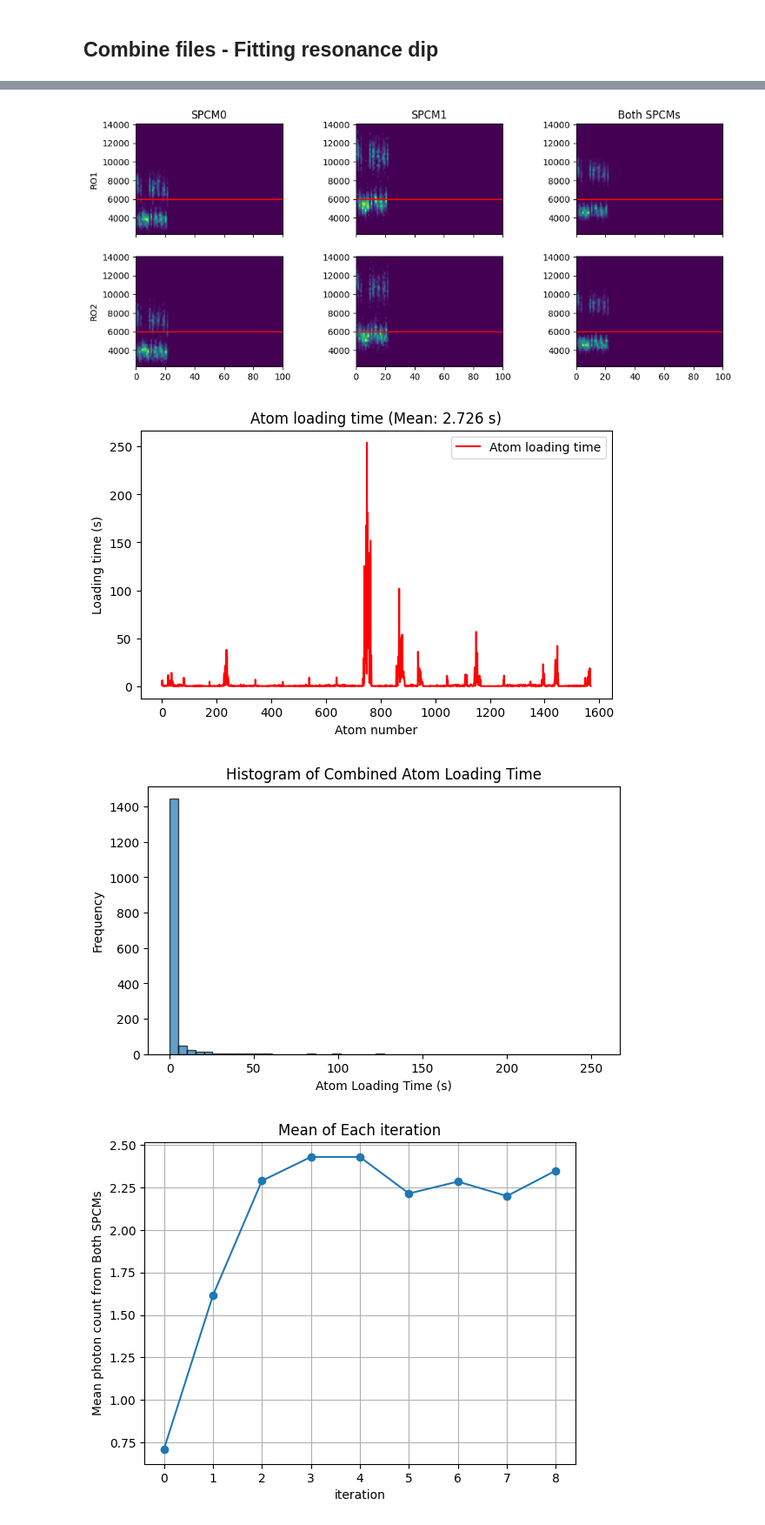
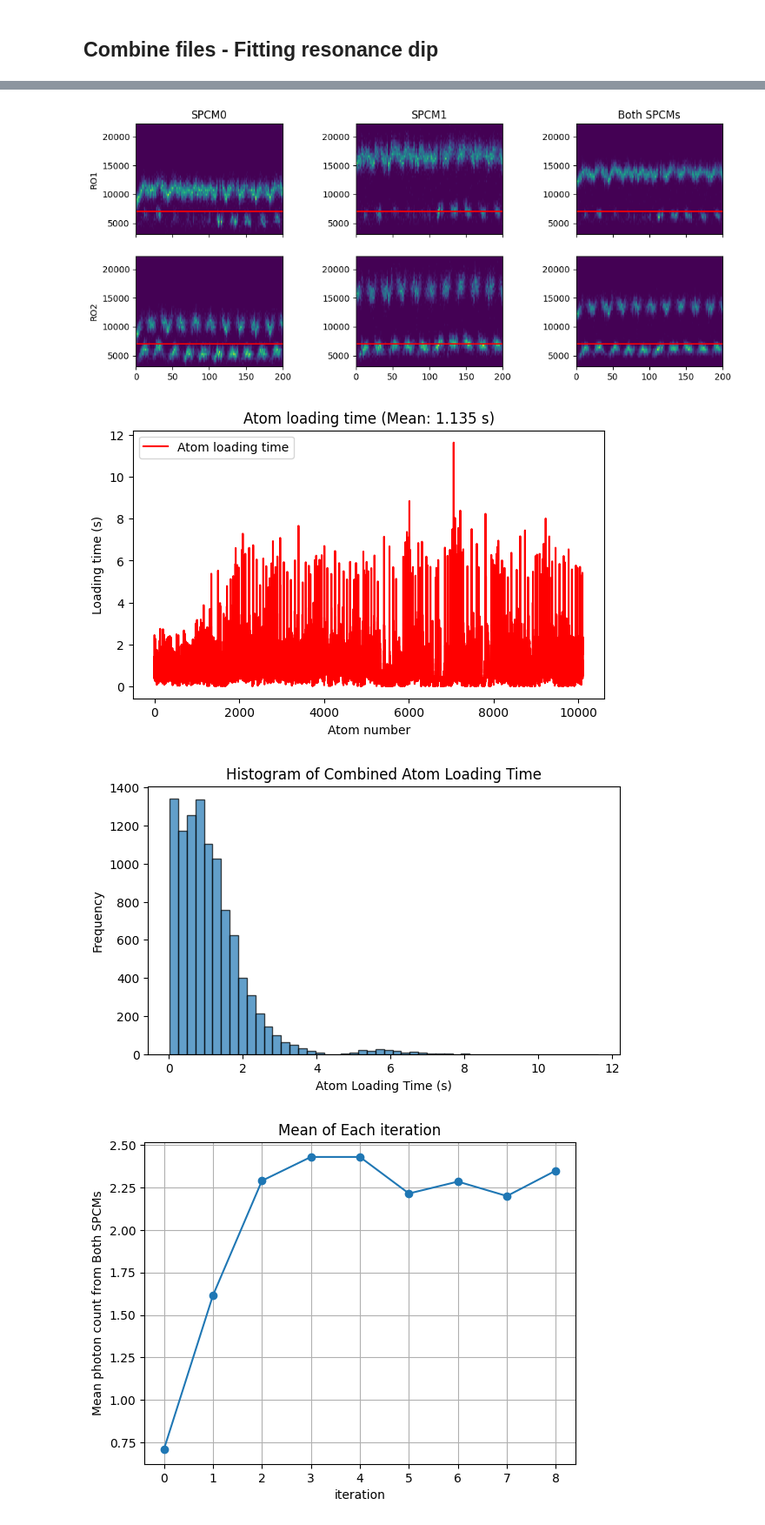
Before and after one commit to QuantumQuadrate/qn_artiq_routines, a Jupyter notebook: Analysis/Single atom analysis/atom_loading_analysis_2025.ipynb, the cells around one changed output, grey strips where cells are left out. Shown at 87% size. Drawn from its saved outputs; the diff is of its cells as text; code cells hidden in the pictures.

```diff
--- a/Analysis/Single atom analysis/atom_loading_analysis_2025.ipynb
+++ b/Analysis/Single atom analysis/atom_loading_analysis_2025.ipynb
@@ -23,7 +23,7 @@ print(set_point_PD6_AOM_A6)
 0.078
 0.078
 # %%
-date_filters = ["2025-12-11"]
+date_filters = ["2026-01-20"]
 
 from matplotlib import pyplot as plt
 import matplotlib as mpl
@@ -100,7 +98,7 @@ With fitting the resonance for microwave scans
 """
 ### the file(s) to analyze:
 file_indices = {
-    21:'',
+    11:'',
     # 45:'',
     # 47:'',
     # 49:'',
@@ -400,6 +397,6 @@ center=0.0000, sigma=20000.0000, depth=0.8424
-[figure, old version]
+[figure, new version]
-[figure, old version]
+[figure, new version]
-[figure, old version]
+[figure, new version]
 # %%
 subarrays = np.split(BothSPCMs_RO1[1:], iteration+1)
 
```
Also changed, not shown: parts of 4 cells of this notebook, 8 other files.
